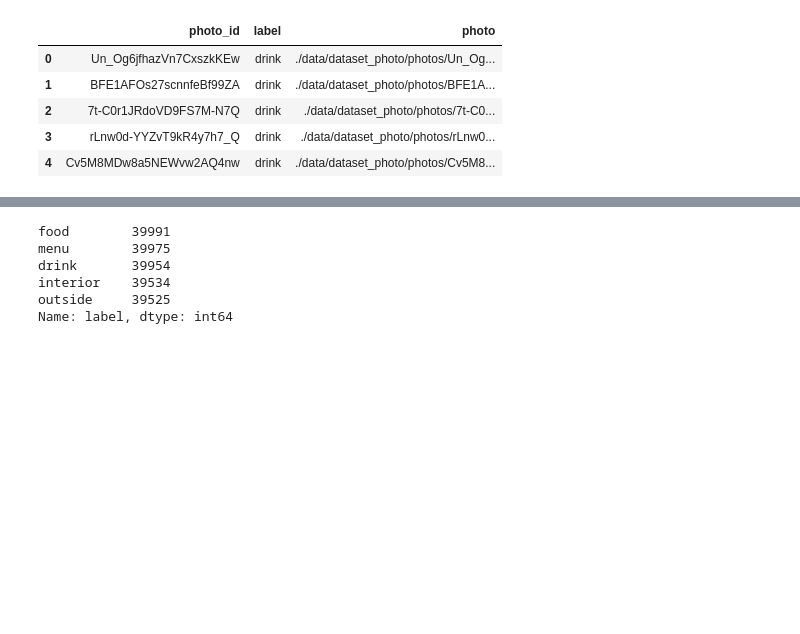
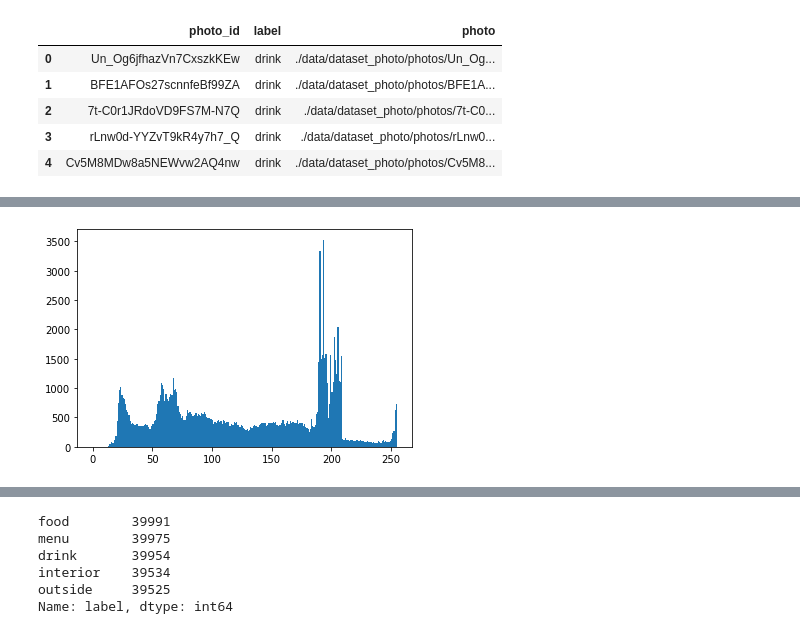
Before and after one commit to Seb-IX/Projet_6, a Jupyter notebook: Solution/script/P06_computer_vision.ipynb, the cells around one changed output, grey strips where cells are left out. Saved outputs shown, nothing was run; the diff lists cells and outputs as text; code cells hidden in the pictures; blank space fills up the shorter version.

```diff
--- a/Solution/script/P06_computer_vision.ipynb
+++ b/Solution/script/P06_computer_vision.ipynb
@@ -37,0 +90,7 @@ final_df_photos.head()
+# %%
+image = cv2.blur(image,(5,5)) # Filter blur image
+# %%
+n, bins, patches = plt.hist(image.flatten(), bins=range(256))
+plt.show()
+# %% [output]
+[figure, added]
```
Also changed, not shown: parts of 15 cells of this notebook, 13 other files.
